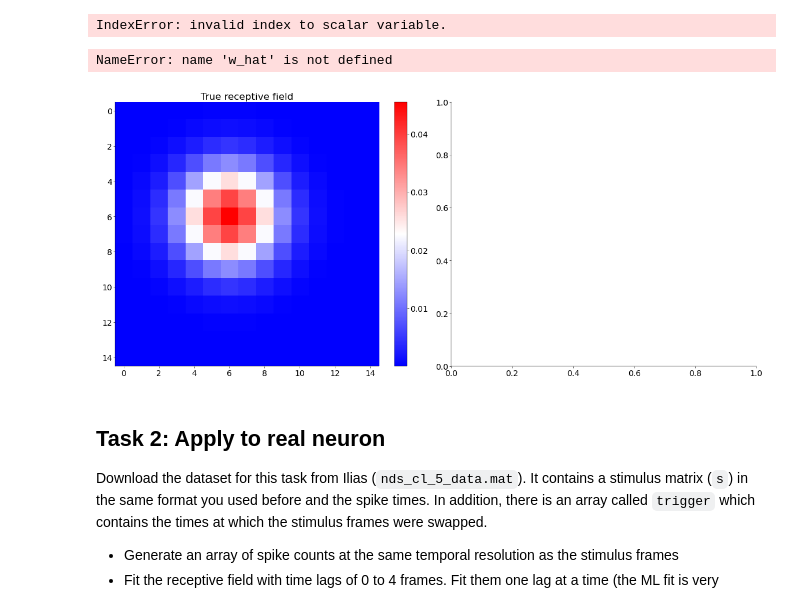
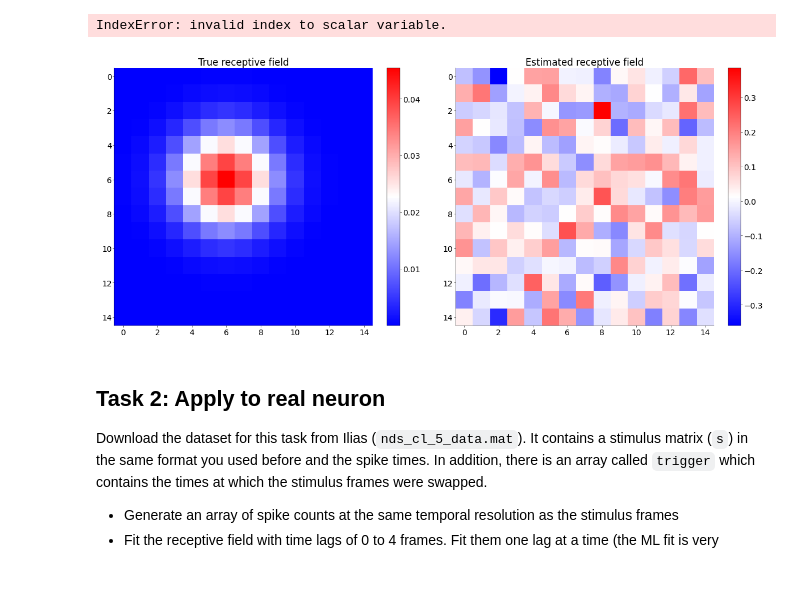
Before and after one commit to madhavi2104/Neural_Data_Science, a Jupyter notebook: CodingLab5.ipynb, the cells around one changed output. Saved outputs shown, nothing was run; the diff lists cells and outputs as text; code cells hidden in the pictures; blank space fills up the shorter version.

```diff
--- a/CodingLab5.ipynb
+++ b/CodingLab5.ipynb
@@ -23,8 +23,7 @@ import scipy.io as io
 
 %matplotlib inline
 plt.style.use(
-    # "D:/qds lectures/sem4/Neural Data Science/Assignments/1/CL1/matplotlib_style.txt"
-    "/Users/kubraozdemir/Downloads/Neural Data Science/CL1/matplotlib_style.txt"
+    "D:/qds lectures/sem4/Neural Data Science/Assignments/1/CL1/matplotlib_style.txt"
 )
 # %% [output]
 The jupyter_black extension is already loaded. To reload it, use:
@@ -183,7 +188,7 @@ D = 15  # number of pixels
 nT = 1000  # number of time bins
 dt = 0.1  # bins of 100 ms
 R = 50  # firing rate in Hz
-v = 20  # stimulus variance
+v = 5  # stimulus variance has been reduced from 20
 
 w = gen_gauss_rf(D, 7, (1, 1))
 w = w.flatten()
@@ -256,7 +261,7 @@ def negloglike_lnp(
     # ------------------------------------------------
 
     r = np.exp(w @ s) * dt * R
-    f = -np.sum((c * np.log(r)) - r)
+    f = -np.sum(c * np.log(r) - r)
     return f
 
 
@@ -283,7 +288,7 @@ def deriv_negloglike_lnp(
     # --------------------------------------------------------------
 
     r = np.exp(w @ s) * dt * R
-    grad = s @ (c - r).T
+    grad = s @ ((r - c) / r).T  # scaling to reduce grad error
     df = -grad
     return df
 # %% [markdown]
@@ -297,6 +316,7 @@ Fit receptive field maximizing the log likelihood.
 The scipy.optimize package also has suitable functions for optimization. If you generate a large number of samples, the fitted receptive field will look more similar to the true receptive field. With more samples, the optimization takes longer, however.
 # %%
 # insert your code here
+from scipy.optimize import minimize
 
 # ------------------------------------------
 # Estimate the receptive field by maximizing
@@ -305,48 +325,37 @@ The scipy.optimize package also has suitable functions for optimization. If you
 #
 # Tips: use scipy.optimize.minimize(). (1 pt)
 # ------------------------------------------
-
-from scipy.optimize import check_grad
-
-func = lambda x: negloglike_lnp(x, c, s, dt, R)[0]
-grad = lambda x: negloglike_lnp(x, c, s, dt, R)[1].flatten()
-print(check_grad(func, grad, w))
-
-result = opt.minimize(negloglike_lnp, w, args=(c, s), jac=True)
-w_hat = result.x
+w_hat = minimize(lambda w: negloglike_lnp(w, c, s), np.zeros(Dx * Dy), method="BFGS").x
 # %% [output]
 IndexError: invalid index to scalar variable.
 # %%
 # insert your code here
 
 # ------------------------------------
 # Plot the ground truth and estimated
 # `w` side by side. (0.5 pts)
 # ------------------------------------
 
 mosaic = [["True", "Estimated"]]
 fig, ax = plt.subplot_mosaic(mosaic=mosaic, figsize=(12, 5))
 
-# True receptive field
-im0 = ax["True"].imshow(w_true, cmap="bwr")
-ax["True"].set_title("True Receptive Field")
-ax["True"].axis('off')
-fig.colorbar(im0, ax=ax["True"])
+# Plot the ground truth receptive field
+w_reshaped = w.reshape((15, 15))
+im = ax["True"].imshow(w_reshaped, cmap="bwr")
+ax["True"].set_title("True receptive field")
+fig.colorbar(im, ax=ax["True"])
 
-# Estimated receptive field
-w_est_reshaped = w_est.reshape(D, D)
-vlim = np.max(np.abs(w_est_reshaped))
-im1 = ax["Estimated"].imshow(w_est_reshaped, cmap="bwr", vmin=-vlim, vmax=vlim)
-ax["Estimated"].set_title("Estimated Receptive Field")
-ax["Estimated"].axis('off')
-fig.colorbar(im1, ax=ax["Estimated"])
+# Plot the estimated receptive field
+w_hat_reshaped = w_hat.reshape((15, 15))
+im = ax["Estimated"].imshow(w_hat_reshaped, cmap="bwr")
+ax["Estimated"].set_title("Estimated receptive field")
+fig.colorbar(im, ax=ax["Estimated"])
 
 plt.show()
 
 # make sure to add a colorbar. 'bwr' is a reasonable choice for the cmap.
 # %% [output]
-NameError: name 'w_hat' is not defined
-[figure, old version]
+[figure, new version]
 # %% [markdown]
 ## Task 2: Apply to real neuron
 
```
Also changed, not shown: parts of 8 cells of this notebook.
